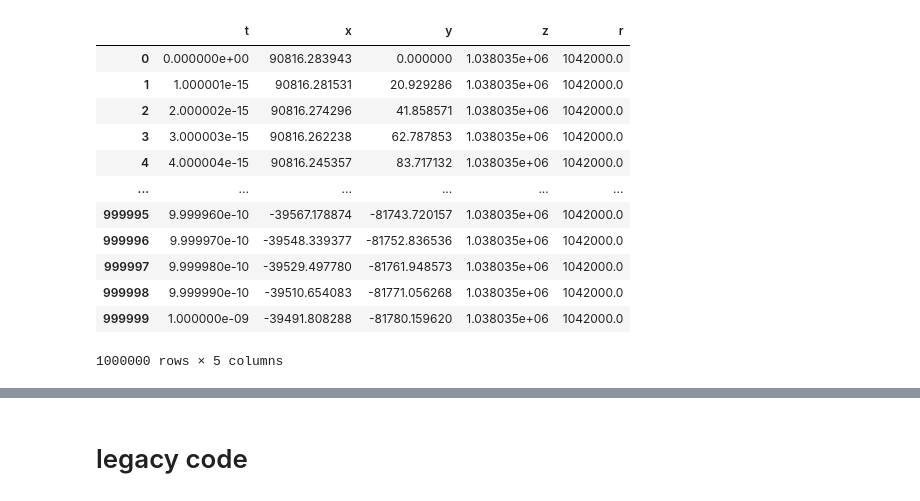
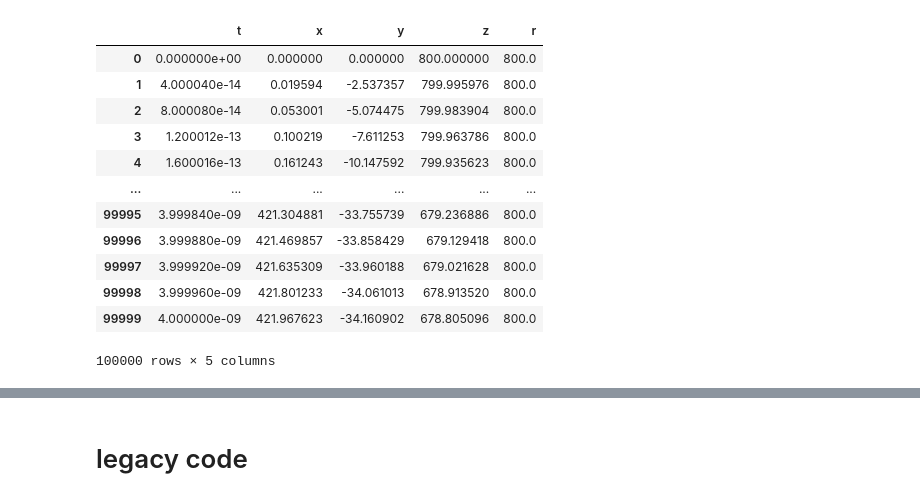
Before and after one commit to sashabusse/LLG_INT, a Jupyter notebook: model_1.ipynb, the cells around one changed output, grey strips where cells are left out. Saved outputs shown, nothing was run; the diff lists cells and outputs as text; code cells hidden in the pictures.

```diff
--- a/model_1.ipynb
+++ b/model_1.ipynb
@@ -130,48 +166,64 @@ class LLG_EQ:
                 )
         return ret
 # %%
-mu0 = 1.2566370621219e-6
-film = Material(1042e3, gamma=1.76e11*mu0, alpha=0, Hkeff=0)
 equation = LLG_EQ()
-
-Hext = np.array(pol2cart(1042e3, np.deg2rad(0.0), 0.0))
+sw_energy_eq = StoenerWolfarth()
 
 
+mu0 = 1.2566370621219e-6
+
+uB_SI = 9.274009994e-24 #J/T
+uB_CGS = 9.274009994e-21 #erg/G
+
+hb_SI = 1.054571817e-34 # J*s
+hb_CGS = 1.054571817e-27 #erg*s
+
+g0_SI = uB_SI/hb_SI #1/(T*s)
+g0_CGS = uB_CGS/hb_CGS #1/(G*s)
+
+film = Material(800., gamma=2.2*g0_CGS, alpha=0.005, Hkeff=6e6)
+
+#3000.*79.5774715459424
+Hext = np.array(pol2cart(4.6e3, np.deg2rad(63.0), 0.0))
+
 def Heff_function(M, film):
-    return Hext #+ StonerWohlfarth_Heff(M, film.Hkeff)
+    #print(np.linalg.norm(sw_energy_eq.Heff(M, film.Hkeff))*1e-4)
+    return Hext + sw_energy_eq.Heff(M, film.Hkeff) + DemagnetizationHeff(M)
+    #return Hext + StonerWohlfarth_Heff(M, film.Hkeff)
 
 def Jacobian(t, M):
     Heff = Heff_function(M, film)
     return equation.jacobian(M, Heff, film)
 
 def model(t,M):
     Heff = Heff_function(M, film)
     return equation.right_hand(Heff, M, film)
 
-M0 = pol2cart(film.Ms, np.deg2rad(5.0), 0)
+M0 = pol2cart(film.Ms, np.deg2rad(0.0), 0)
 
-time_span = [0.0, 1000.0e-12]
-sol = solve_ivp(model, time_span, M0,t_eval=np.linspace(time_span[0], time_span[1],1000000), method = 'RK45', jac=Jacobian, max_step=1e-14)
+time_span = [0.0, 4000.0e-12]
+sol = solve_ivp(model, time_span, M0,t_eval=np.linspace(time_span[0], time_span[1], int(1e5)),
+                method = 'RK45', jac=Jacobian, max_step=1e-13)
 
 df = pd.DataFrame()
 df['t'] = sol.t
 df['x'] = sol.y[0]
 df['y'] = sol.y[1]
 df['z'] = sol.y[2]
 df['r'] = np.sqrt(df['x']**2+df['y']**2+df['z']**2)
 df
 # %% [output]
 |  | t | x | y | z | r |
-| 0 | 0.000000e+00 | 90816.283943 | 0.000000 | 1.038035e+06 | 1042000.0 |
-| 1 | 1.000001e-15 | 90816.281531 | 20.929286 | 1.038035e+06 | 1042000.0 |
-| 2 | 2.000002e-15 | 90816.274296 | 41.858571 | 1.038035e+06 | 1042000.0 |
-| 3 | 3.000003e-15 | 90816.262238 | 62.787853 | 1.038035e+06 | 1042000.0 |
-| 4 | 4.000004e-15 | 90816.245357 | 83.717132 | 1.038035e+06 | 1042000.0 |
+| 0 | 0.000000e+00 | 0.000000 | 0.000000 | 800.000000 | 800.0 |
+| 1 | 4.000040e-14 | 0.019594 | -2.537357 | 799.995976 | 800.0 |
+| 2 | 8.000080e-14 | 0.053001 | -5.074475 | 799.983904 | 800.0 |
+| 3 | 1.200012e-13 | 0.100219 | -7.611253 | 799.963786 | 800.0 |
+| 4 | 1.600016e-13 | 0.161243 | -10.147592 | 799.935623 | 800.0 |
 | ... | ... | ... | ... | ... | ... |
-| 999995 | 9.999960e-10 | -39567.178874 | -81743.720157 | 1.038035e+06 | 1042000.0 |
-| 999996 | 9.999970e-10 | -39548.339377 | -81752.836536 | 1.038035e+06 | 1042000.0 |
-| 999997 | 9.999980e-10 | -39529.497780 | -81761.948573 | 1.038035e+06 | 1042000.0 |
-| 999998 | 9.999990e-10 | -39510.654083 | -81771.056268 | 1.038035e+06 | 1042000.0 |
-| 999999 | 1.000000e-09 | -39491.808288 | -81780.159620 | 1.038035e+06 | 1042000.0 |
+| 99995 | 3.999840e-09 | 421.304881 | -33.755739 | 679.236886 | 800.0 |
+| 99996 | 3.999880e-09 | 421.469857 | -33.858429 | 679.129418 | 800.0 |
+| 99997 | 3.999920e-09 | 421.635309 | -33.960188 | 679.021628 | 800.0 |
+| 99998 | 3.999960e-09 | 421.801233 | -34.061013 | 678.913520 | 800.0 |
+| 99999 | 4.000000e-09 | 421.967623 | -34.160902 | 678.805096 | 800.0 |
-1000000 rows × 5 columns
+100000 rows × 5 columns
 # %%
```
Also changed, not shown: parts of 5 cells of this notebook, 6 other files.
